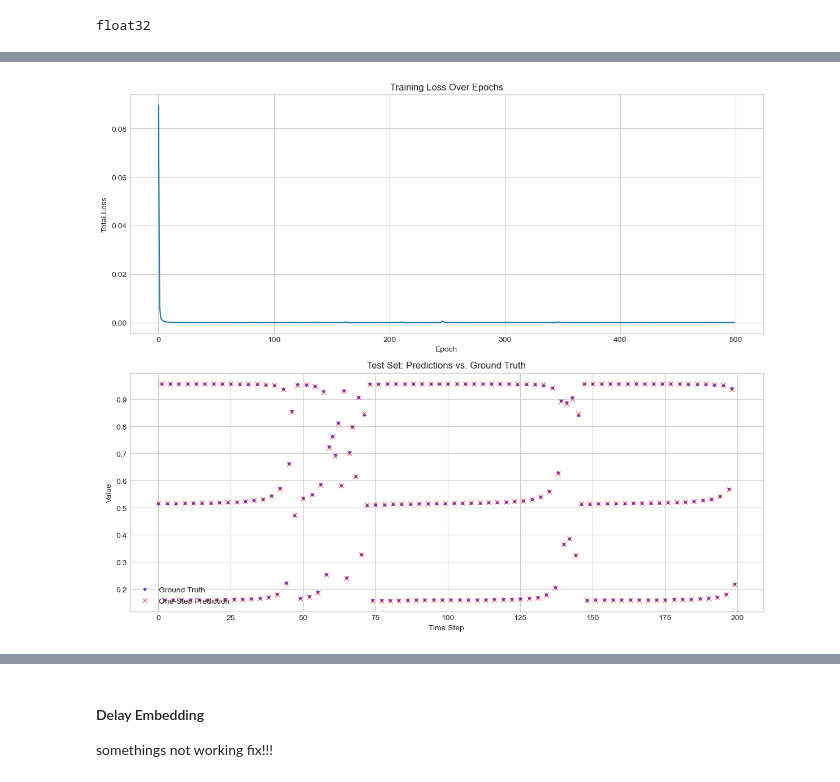
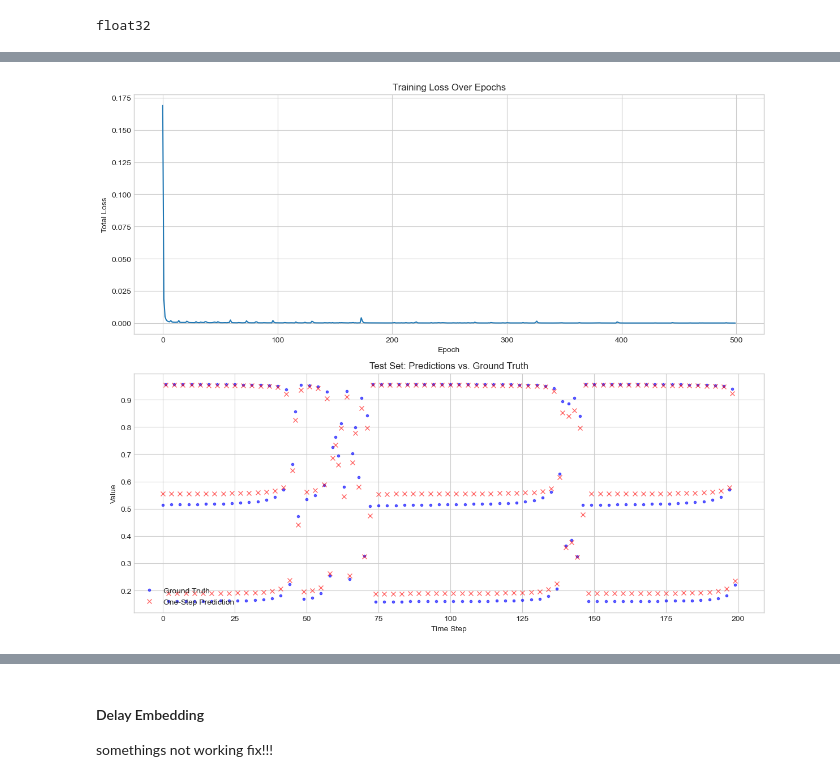
Before and after one commit to seeingquietjohn/TimeSeries, a Jupyter notebook: ForecastingBench.ipynb, the cells around one changed output, grey strips where cells are left out. Drawn from its saved outputs; the diff is of its cells as text; code cells hidden in the pictures.

```diff
--- a/ForecastingBench.ipynb
+++ b/ForecastingBench.ipynb
@@ -430,7 +430,7 @@ print(x_train_koop.dtype)
 # %% [output]
 float32
 # %%
-LATENT_DIM = 128
+LATENT_DIM = 2
 EPOCHS = 500
 LEARNING_RATE = 1e-3
 
@@ -464,4 +464,4 @@ Koopman Loss: 0.000000
-[figure, old version]
+[figure, new version]
 # %%
 error_analyzer_koop = PredError(y_test_koop[0:50], y_pred_koop[0:50])
 plot_preds(y_test_koop, y_pred_koop)
```
Also changed, not shown: parts of 12 cells of this notebook.
